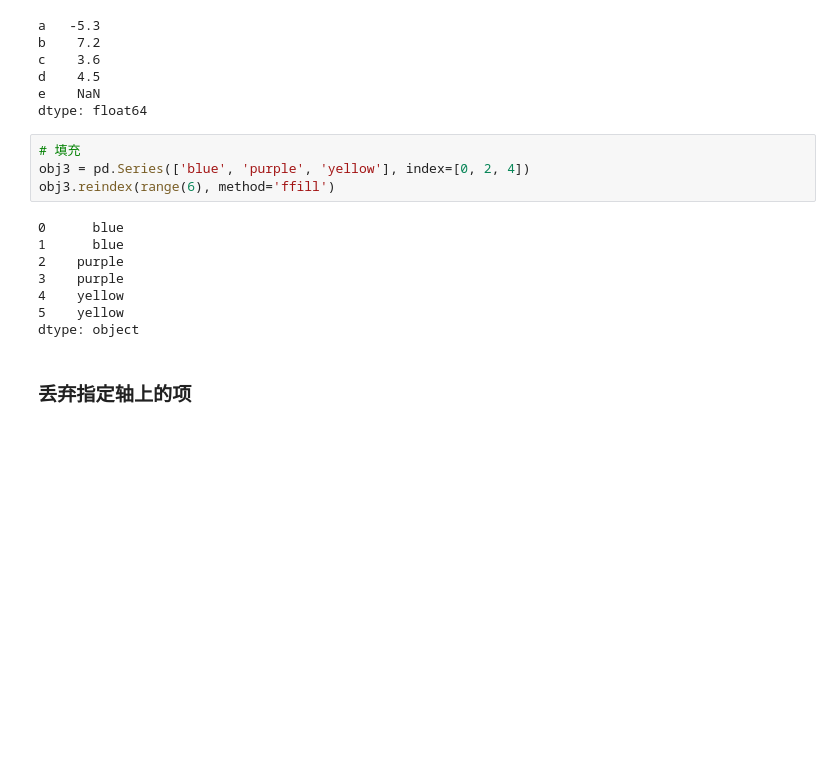
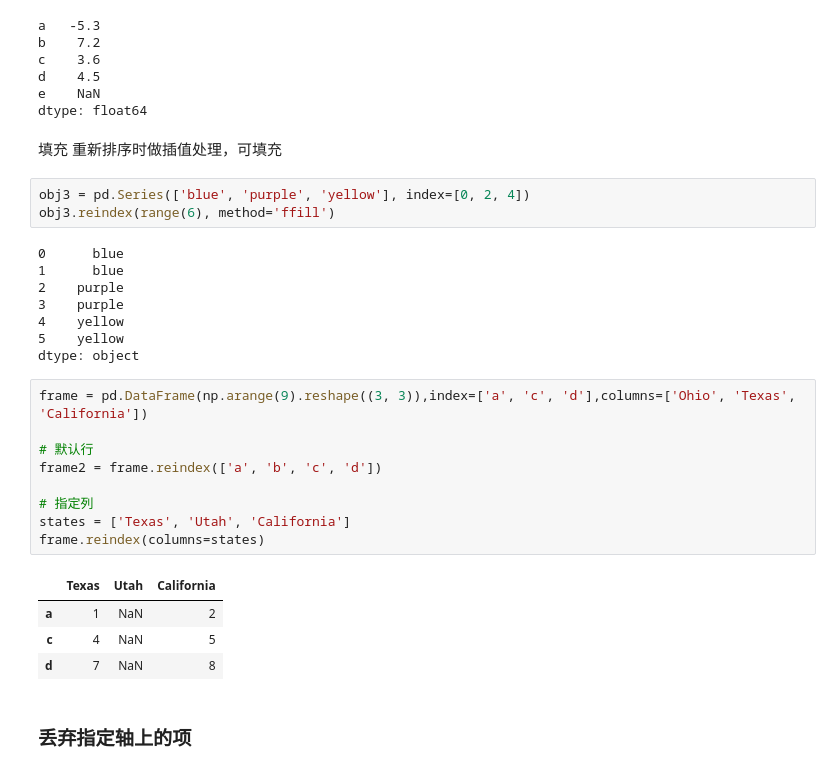
Before and after one commit to sunbing-1995/python_for_data_analysis_2nd_chinese_version, a Jupyter notebook: code/2_pandas.ipynb, the cells around one changed output. Saved outputs shown, nothing was run; the diff lists cells and outputs as text; blank space fills up the shorter version.

```diff
--- a/code/2_pandas.ipynb
+++ b/code/2_pandas.ipynb
@@ -327,8 +311,9 @@ c    3.6
 d    4.5
 e    NaN
 dtype: float64
+# %% [markdown]
+填充 重新排序时做插值处理，可填充
 # %%
-# 填充
 obj3 = pd.Series(['blue', 'purple', 'yellow'], index=[0, 2, 4])
 obj3.reindex(range(6), method='ffill')
 # %% [output]
@@ -339,6 +324,20 @@ obj3.reindex(range(6), method='ffill')
 4    yellow
 5    yellow
 dtype: object
+# %%
+frame = pd.DataFrame(np.arange(9).reshape((3, 3)),index=['a', 'c', 'd'],columns=['Ohio', 'Texas', 'California'])
+
+# 默认行
+frame2 = frame.reindex(['a', 'b', 'c', 'd'])
+
+# 指定列
+states = ['Texas', 'Utah', 'California']
+frame.reindex(columns=states)
+# %% [output]
+|  | Texas | Utah | California |
+| a | 1 | NaN | 2 |
+| c | 4 | NaN | 5 |
+| d | 7 | NaN | 8 |
 # %% [markdown]
 ### 丢弃指定轴上的项
 # %%
```
Also changed, not shown: parts of 26 cells of this notebook, 1 other file.
